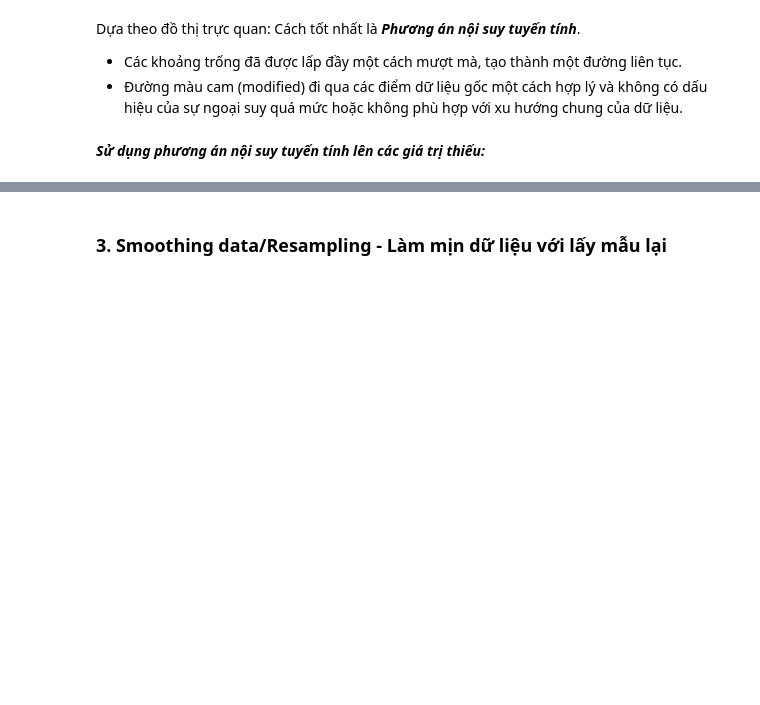
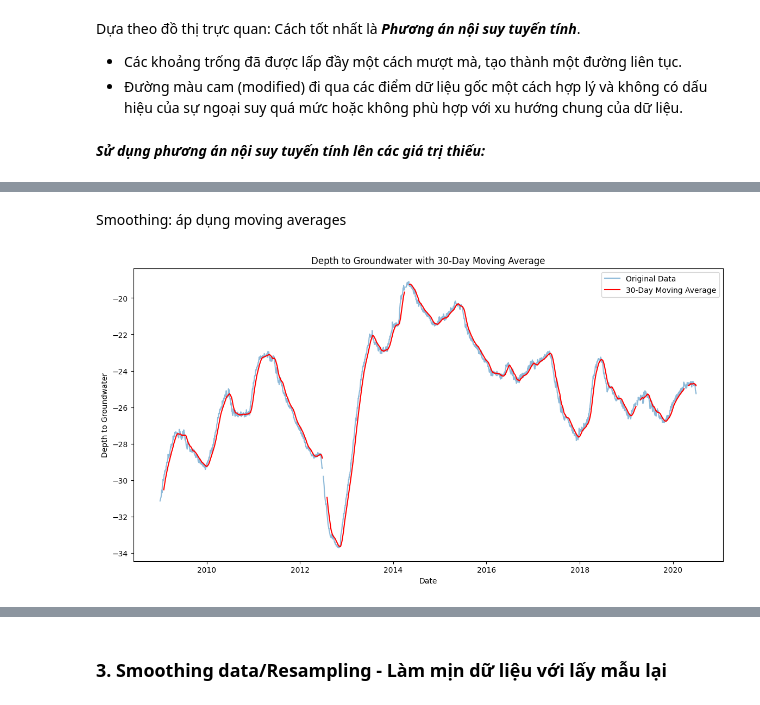
Before and after one commit to GenNyu/Lab-2---DV, a Jupyter notebook: 2.1_Preprocessing.ipynb, the cells around one changed output, grey strips where cells are left out. Saved outputs shown, nothing was run; the diff lists cells and outputs as text; code cells hidden in the pictures; blank space fills up the shorter version.

```diff
--- a/2.1_Preprocessing.ipynb
+++ b/2.1_Preprocessing.ipynb
@@ -204,0 +222,19 @@ df['Depth_to_Groundwater'] = df['Depth_to_Groundwater'].interpolate()
+# %% [markdown]
+Smoothing: áp dụng moving averages
+# %%
+df['Date'] = pd.to_datetime(df['Date'])
+df.set_index('Date', inplace=True)
+
+#  30-day moving average
+df['Depth_to_Groundwater_MA30'] = df['Depth_to_Groundwater'].rolling(window=30).mean()
+
+plt.figure(figsize=(14, 7))
+plt.plot(df.index, df['Depth_to_Groundwater'], alpha=0.5, label='Original Data')
+plt.plot(df.index, df['Depth_to_Groundwater_MA30'], color='red', label='30-Day Moving Average')
+plt.xlabel('Date')
+plt.ylabel('Depth to Groundwater')
+plt.title('Depth to Groundwater with 30-Day Moving Average')
+plt.legend()
+plt.show()
+# %% [output]
+[figure, added]
```
Also changed, not shown: parts of 8 cells of this notebook, 2 other files.
